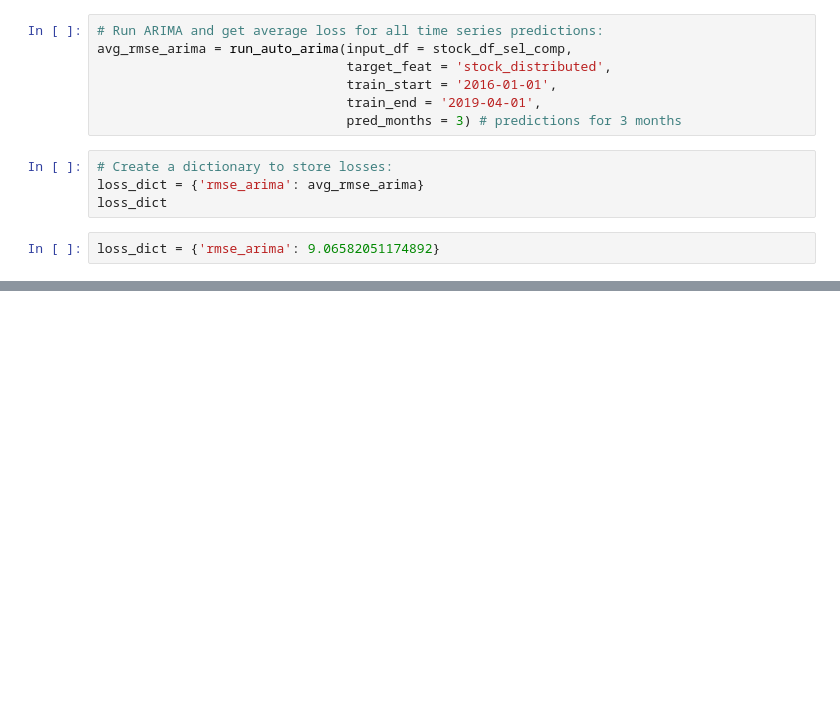
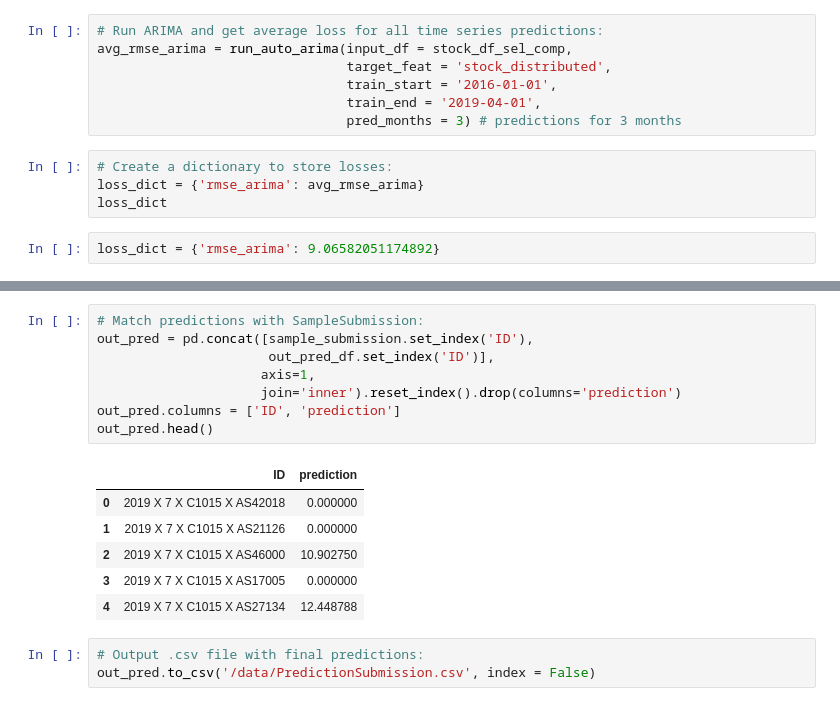
Before and after one commit to brcorrea/contracep_forecasting, a Jupyter notebook: notebooks/contraceptive_forecasting.ipynb, the cells around one changed output, grey strips where cells are left out. Drawn from its saved outputs; the diff is of its cells as text; blank space fills up the shorter version.

```diff
--- a/notebooks/contraceptive_forecasting.ipynb
+++ b/notebooks/contraceptive_forecasting.ipynb
@@ -605,0 +759,18 @@ rmse(predictions,test['y'])
+# %%
+# Match predictions with SampleSubmission:
+out_pred = pd.concat([sample_submission.set_index('ID'),
+                      out_pred_df.set_index('ID')],
+                     axis=1,
+                     join='inner').reset_index().drop(columns='prediction')
+out_pred.columns = ['ID', 'prediction']
+out_pred.head()
+# %% [output]
+|  | ID | prediction |
+| 0 | 2019 X 7 X C1015 X AS42018 | 0.000000 |
+| 1 | 2019 X 7 X C1015 X AS21126 | 0.000000 |
+| 2 | 2019 X 7 X C1015 X AS46000 | 10.902750 |
+| 3 | 2019 X 7 X C1015 X AS17005 | 0.000000 |
+| 4 | 2019 X 7 X C1015 X AS27134 | 12.448788 |
+# %%
+# Output .csv file with final predictions:
+out_pred.to_csv('/data/PredictionSubmission.csv', index = False)
```
Also changed, not shown: parts of 61 cells of this notebook.
